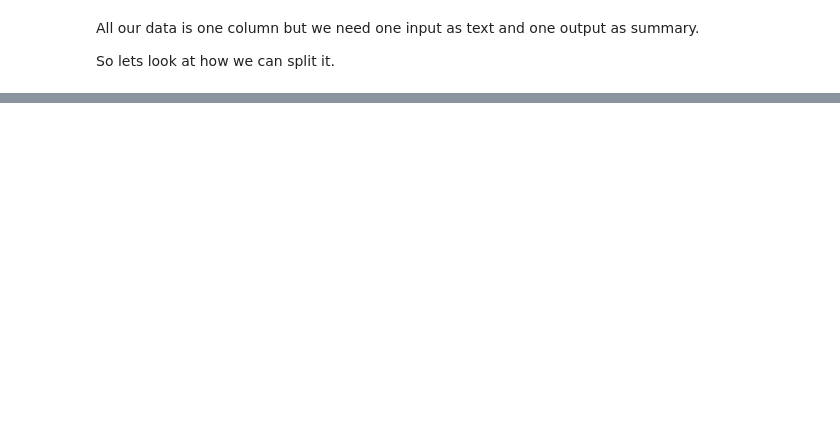
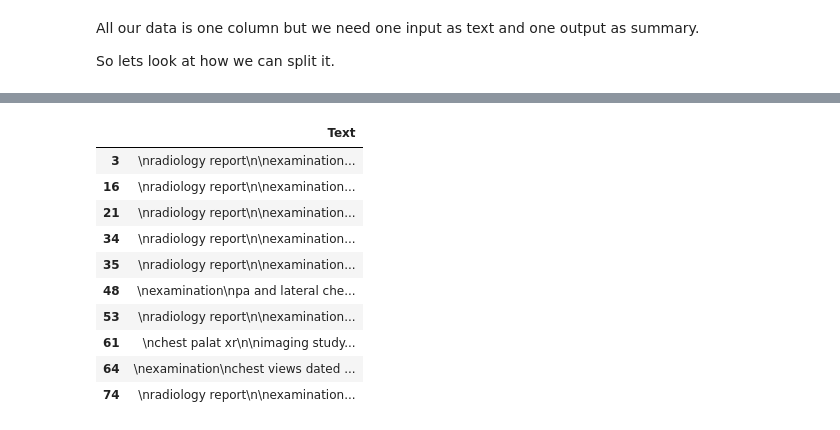
Before and after one commit to onuralpArsln/dataPrepWithPandas, a Jupyter notebook: pandasData.ipynb, the cells around one changed output, grey strips where cells are left out. Drawn from its saved outputs; the diff is of its cells as text; code cells hidden in the pictures; blank space fills up the shorter version.

```diff
--- a/pandasData.ipynb
+++ b/pandasData.ipynb
@@ -238,0 +241,10 @@ df.head() # to see
+# %%
+df = pd.read_csv('cleaned_file.csv')
+
+df = df.replace(to_replace="xxxx", value='', regex=True)
+
+
+
+df.to_csv('cleaned_file.csv', index=False)
+
+df.head() # to see
@@ -256,0 +329,3 @@ df[mask_fnw].head()
+# %%
+mask_ex=df["Text"].str.contains("examination\\n", case=False, na=False)
+df[mask_ex].count()
@@ -256,0 +337,14 @@ df[mask_fnw].head()
+# %%
+df[mask_ex].head(10)
+# %% [output]
+|  | Text |
+| 3 | \nradiology report\n\nexamination... |
+| 16 | \nradiology report\n\nexamination... |
+| 21 | \nradiology report\n\nexamination... |
+| 34 | \nradiology report\n\nexamination... |
+| 35 | \nradiology report\n\nexamination... |
+| 48 | \nexamination\npa and lateral che... |
+| 53 | \nradiology report\n\nexamination... |
+| 61 | \nchest palat xr\n\nimaging study... |
+| 64 | \nexamination\nchest views dated ... |
+| 74 | \nradiology report\n\nexamination... |
```
Also changed, not shown: parts of 17 cells of this notebook, 1 other file.
